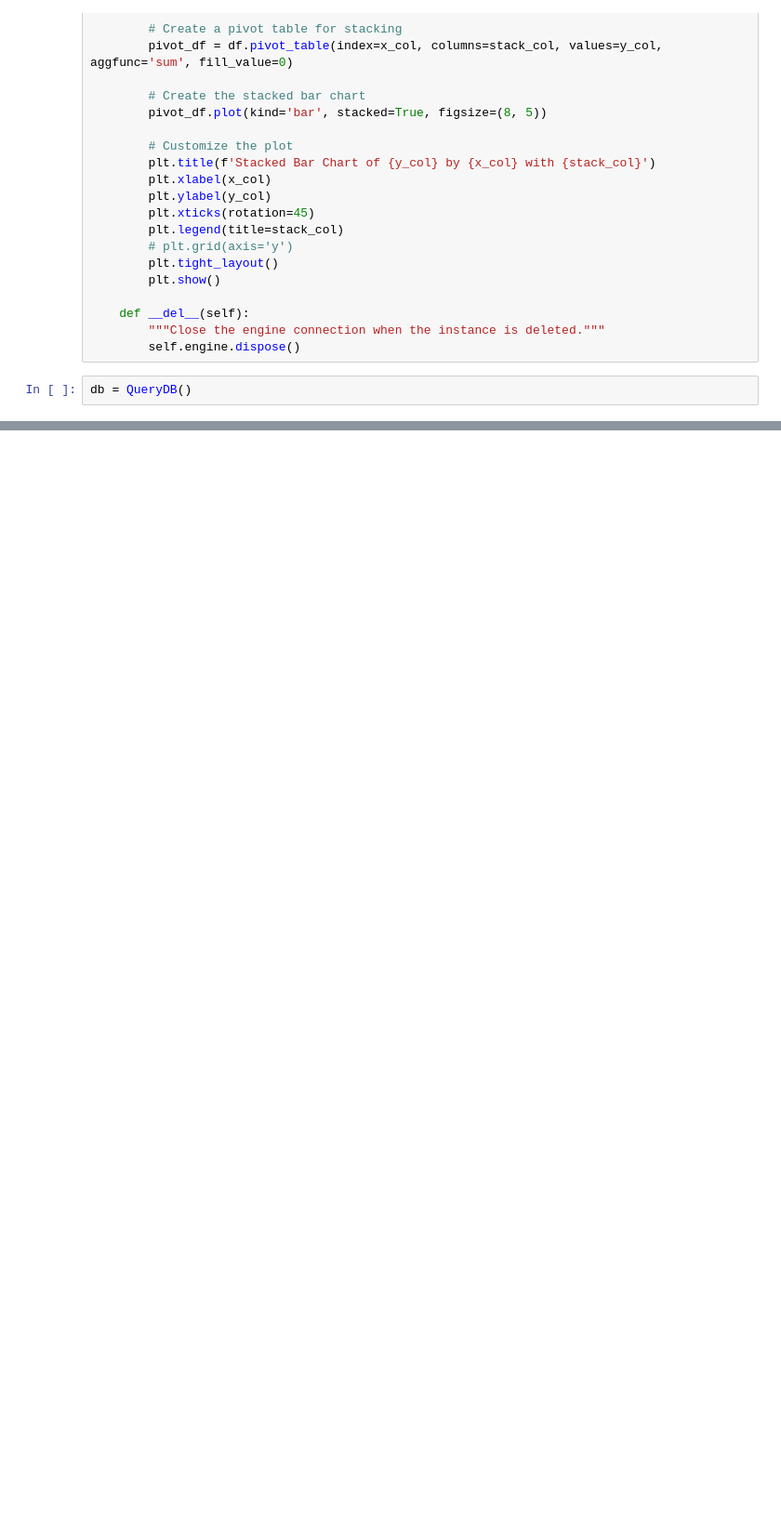
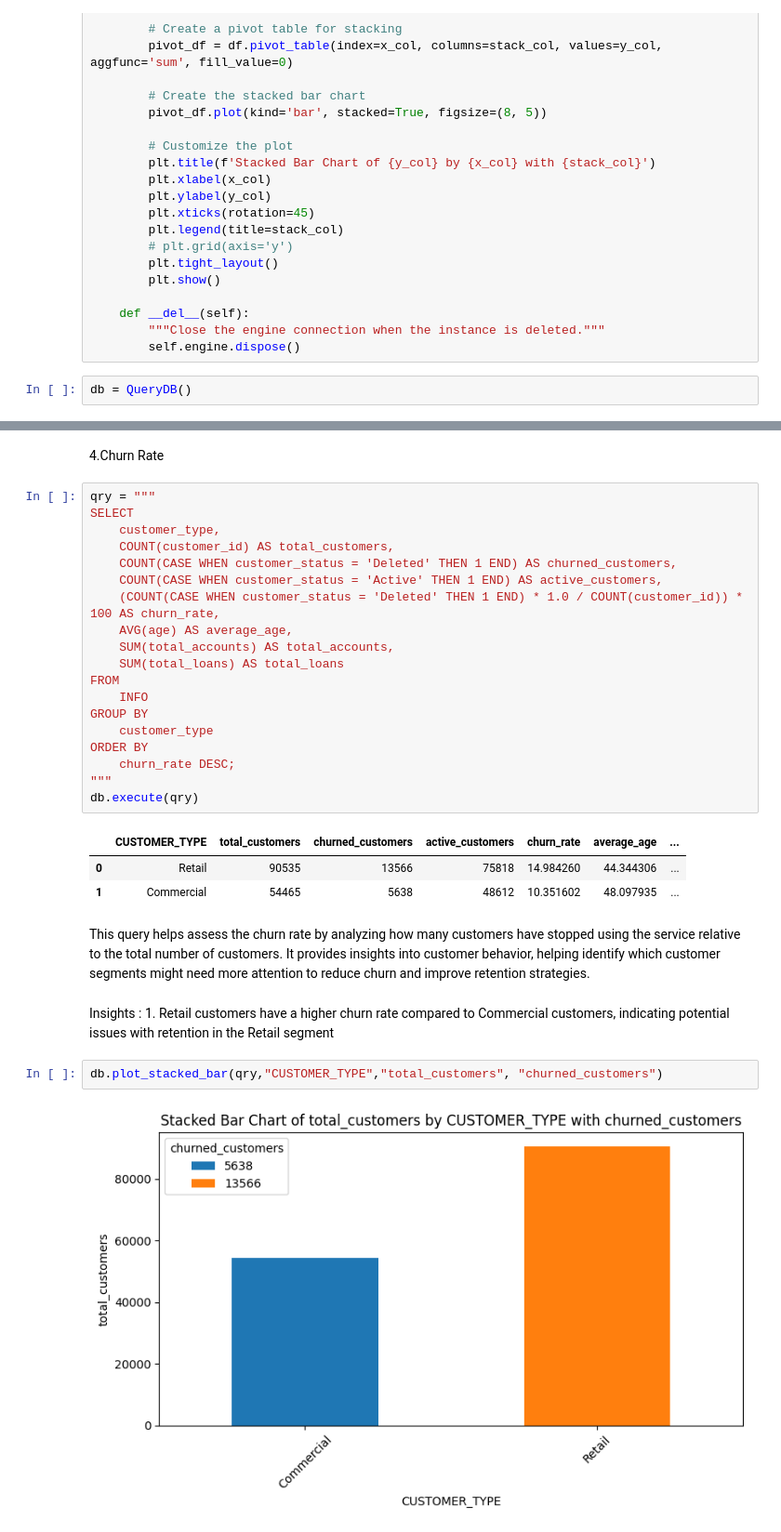
Before and after one commit to scidata-22/star-api, a Jupyter notebook: 03_data_set.ipynb, the cells around one changed output, grey strips where cells are left out. Shown at 93% size. Drawn from its saved outputs; the diff is of its cells as text; blank space fills up the shorter version.

```diff
--- a/03_data_set.ipynb
+++ b/03_data_set.ipynb
@@ -103,0 +229,33 @@ db.plot_stacked_bar(qry, "join_month", "customer_count", "CUSTOMER_STATUS")
+# %% [markdown]
+4.Churn Rate
+# %%
+qry = """
+SELECT
+    customer_type,
+    COUNT(customer_id) AS total_customers,
+    COUNT(CASE WHEN customer_status = 'Deleted' THEN 1 END) AS churned_customers,
+    COUNT(CASE WHEN customer_status = 'Active' THEN 1 END) AS active_customers,
+    (COUNT(CASE WHEN customer_status = 'Deleted' THEN 1 END) * 1.0 / COUNT(customer_id)) * 100 AS churn_rate,
+    AVG(age) AS average_age,
+    SUM(total_accounts) AS total_accounts,
+    SUM(total_loans) AS total_loans
+FROM
+    INFO
+GROUP BY
+    customer_type
+ORDER BY
+    churn_rate DESC;
+"""
+db.execute(qry)
+# %% [output]
+|  | CUSTOMER_TYPE | total_customers | churned_customers | active_customers | churn_rate | average_age | ... |
+| 0 | Retail | 90535 | 13566 | 75818 | 14.984260 | 44.344306 | ... |
+| 1 | Commercial | 54465 | 5638 | 48612 | 10.351602 | 48.097935 | ... |
+# %% [markdown]
+This query helps assess the churn rate by analyzing how many customers have stopped using the service relative to the total number of customers. It provides insights into customer behavior, helping identify which customer segments might need more attention to reduce churn and improve retention strategies.
+# %% [markdown]
+Insights : 1. Retail customers have a higher churn rate compared to Commercial customers, indicating potential issues with retention in the Retail segment
+# %%
+db.plot_stacked_bar(qry,"CUSTOMER_TYPE","total_customers", "churned_customers")
+# %% [output]
+[figure, added]
```
Also changed, not shown: parts of 26 cells of this notebook.
